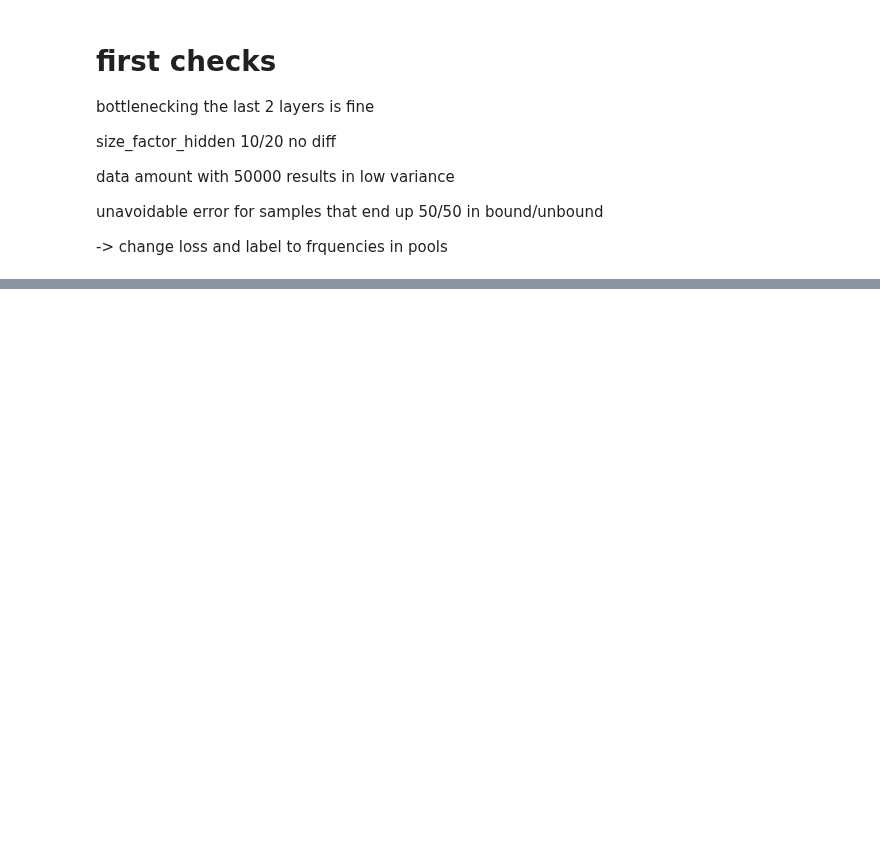
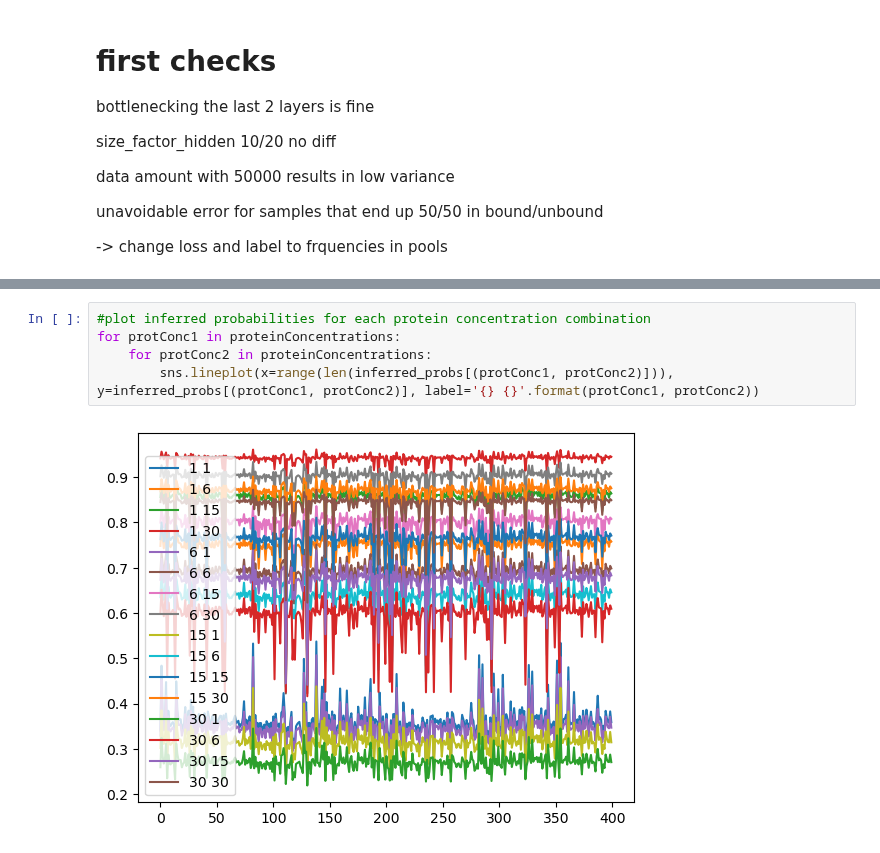
Before and after one commit to JoshuaGensel/MIME_ML, a Jupyter notebook: src/simFiles/deepModelTest.ipynb, the cells around one changed output, grey strips where cells are left out. Cells and saved outputs as stored; diff of their text form; blank space fills up the shorter version.

```diff
--- a/src/simFiles/deepModelTest.ipynb
+++ b/src/simFiles/deepModelTest.ipynb
@@ -171,0 +234,7 @@ unavoidable error for samples that end up 50/50 in bound/unbound
+# %%
+#plot inferred probabilities for each protein concentration combination
+for protConc1 in proteinConcentrations:
+    for protConc2 in proteinConcentrations:
+        sns.lineplot(x=range(len(inferred_probs[(protConc1, protConc2)])), y=inferred_probs[(protConc1, protConc2)], label='{} {}'.format(protConc1, protConc2))
+# %% [output]
+[figure, added]
```
Also changed, not shown: parts of 15 cells of this notebook, 1 other file.
